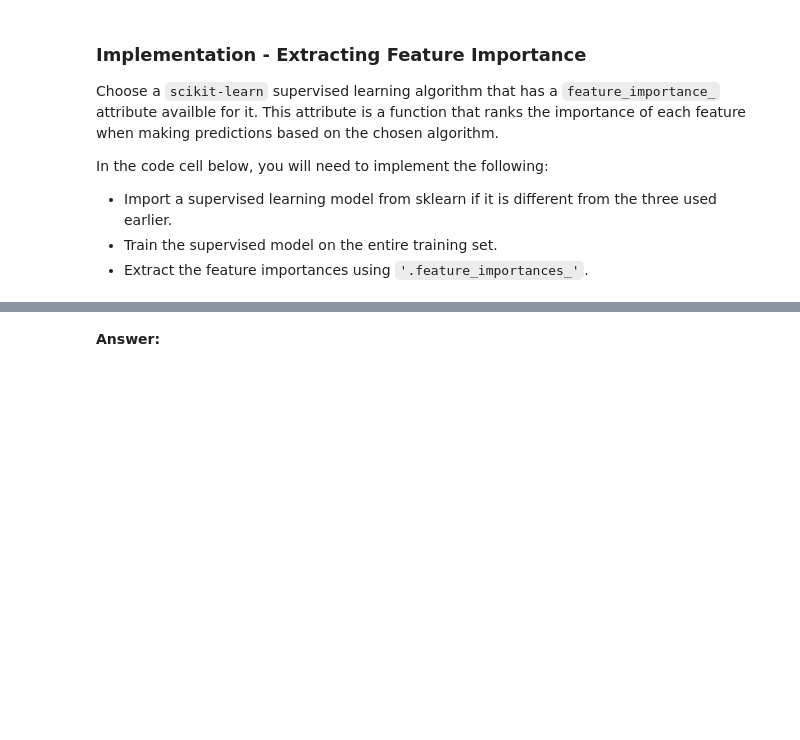
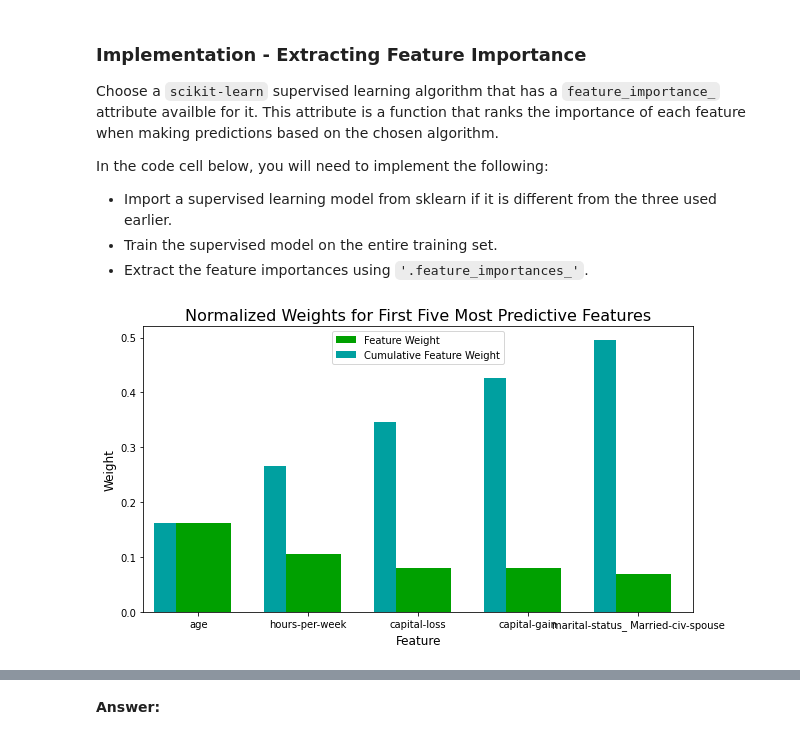
Before and after one commit to maurodsantos/finding_donors, a Jupyter notebook: finding_donors.ipynb, the cells around one changed output, grey strips where cells are left out. Drawn from its saved outputs; the diff is of its cells as text; code cells hidden in the pictures; blank space fills up the shorter version.

```diff
--- a/finding_donors.ipynb
+++ b/finding_donors.ipynb
@@ -596,21 +641,30 @@ Fine tune the chosen model. Use grid search (`GridSearchCV`) with at least one i
 # %%
 # TODO: Import 'GridSearchCV', 'make_scorer', and any other necessary libraries
 
+from sklearn.model_selection import GridSearchCV
+from sklearn.metrics import make_scorer
+from sklearn.metrics import fbeta_score
+from sklearn.ensemble import AdaBoostClassifier
+from sklearn.tree import DecisionTreeClassifier
+
+
 # TODO: Initialize the classifier
-clf = None
-
+clf = AdaBoostClassifier(random_state=0)
+dt1 = DecisionTreeClassifier(random_state=0,max_depth=1)
+dt2 = DecisionTreeClassifier(random_state=0,max_depth=5)
+dt3 = DecisionTreeClassifier(random_state=0,max_depth=10)
 # TODO: Create the parameters list you wish to tune, using a dictionary if needed.
 # HINT: parameters = {'parameter_1': [value1, value2], 'parameter_2': [value1, value2]}
-parameters = None
+parameters = {'base_estimator':[dt1,dt2,dt3],'n_estimators': [50, 75, 100], 'learning_rate': [0.25, 0.5, 1]}
 
 # TODO: Make an fbeta_score scoring object using make_scorer()
-scorer = None
+scorer = make_scorer(fbeta_score,beta=0.5)
 
 # TODO: Perform grid search on the classifier using 'scorer' as the scoring method using GridSearchCV()
-grid_obj = None
+grid_obj = GridSearchCV(clf, parameters, scoring=scorer)
 
 # TODO: Fit the grid search object to the training data and find the optimal parameters using fit()
-grid_fit = None
+grid_fit = grid_obj.fit(X_train, y_train)
 
 # Get the estimator
 best_clf = grid_fit.best_estimator_
@@ -665,16 +748,19 @@ In the code cell below, you will need to implement the following:
  - Extract the feature importances using `'.feature_importances_'`.
 # %%
 # TODO: Import a supervised learning model that has 'feature_importances_'
-
+# please note I'm using hte best_clf adaboost classifier trained above.
 
 # TODO: Train the supervised model on the training set using .fit(X_train, y_train)
-model = None
+# please note I'm using hte best_clf adaboost classifier trained above.
+model = best_clf
 
 # TODO: Extract the feature importances using .feature_importances_
-importances = None
+importances = best_clf.feature_importances_
 
 # Plot
 vs.feature_plot(importances, X_train, y_train)
+# %% [output]
+[figure, added]
 # %% [markdown]
 ### Question 7 - Extracting Feature Importance
 
```
Also changed, not shown: parts of 24 cells of this notebook, 3 other files.
